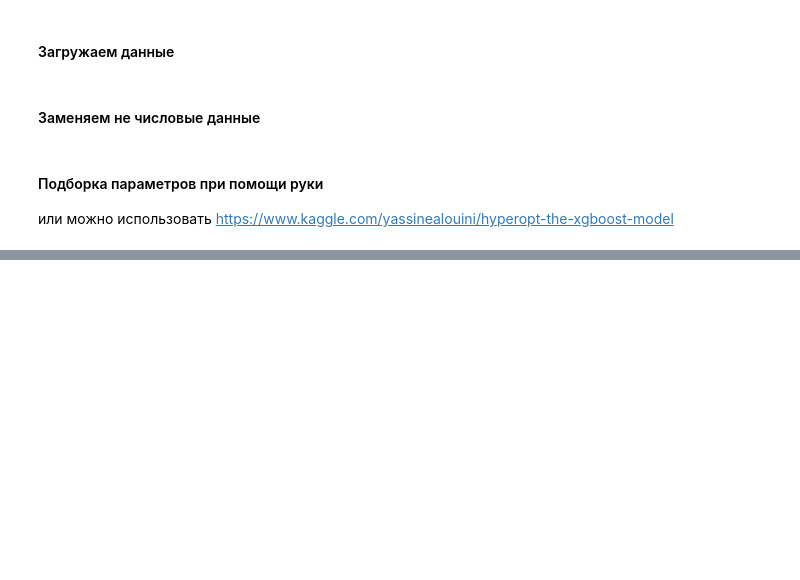
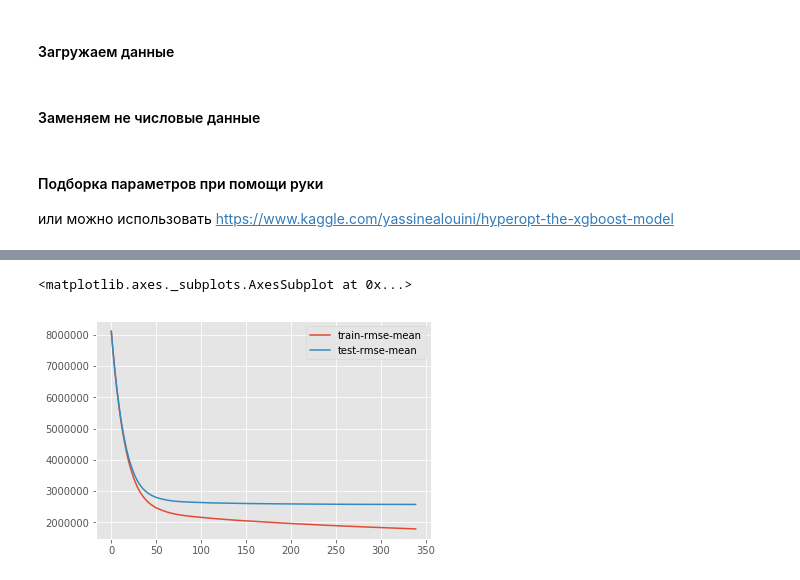
Before and after one commit to EldanGS/Data_Science, a Jupyter notebook: Yessenov Data Lab/Week3_Classification_n_boost/Day2/Day 2, laboratory work, modeling xgb.ipynb, the cells around one changed output, grey strips where cells are left out. Cells and saved outputs as stored; diff of their text form; code cells hidden in the pictures; blank space fills up the shorter version.

```diff
--- a/Yessenov Data Lab/Week3_Classification_n_boost/Day2/Day 2, laboratory work, modeling xgb.ipynb
+++ b/Yessenov Data Lab/Week3_Classification_n_boost/Day2/Day 2, laboratory work, modeling xgb.ipynb
@@ -74,7 +74,7 @@ macro.head()
 5 rows × 100 columns
 # %%
 y_train = train["price_doc"]
-X_train = train.drop(["timestamp", "price_doc"], axis=1)
+x_train = train.drop(["timestamp", "price_doc"], axis=1)
 # %% [markdown]
 Поменяем не численные типы данных
 # %%
@@ -212,7 +212,6 @@ xgb_params = {
     "colsample_bytree": 0.7,
     "objective": "reg:linear",
     "eval_metric": "rmse",
-    "silent": 1,
     "seed":42
 }
 # %%
@@ -316,3 +321,8 @@ xgb_params = {
     "eval_metric": "rmse",
     "seed":42
 }
+# %%
+dtrain = xgb.DMatrix(x_train, y_train)
+# %%
+cv_output = xgb.cv(xgb_params, dtrain, num_boost_round=1000, early_stopping_rounds=20,
+                   verbose_eval=50, show_stdv=False)
@@ -318,0 +338,5 @@ xgb_params = {
+# %%
+cv_output[["train-rmse-mean", "test-rmse-mean"]].plot()
+# %% [output]
+<matplotlib.axes._subplots.AxesSubplot at 0x...>
+[figure, added]
```
Also changed, not shown: parts of 16 cells of this notebook, 8 other files.
